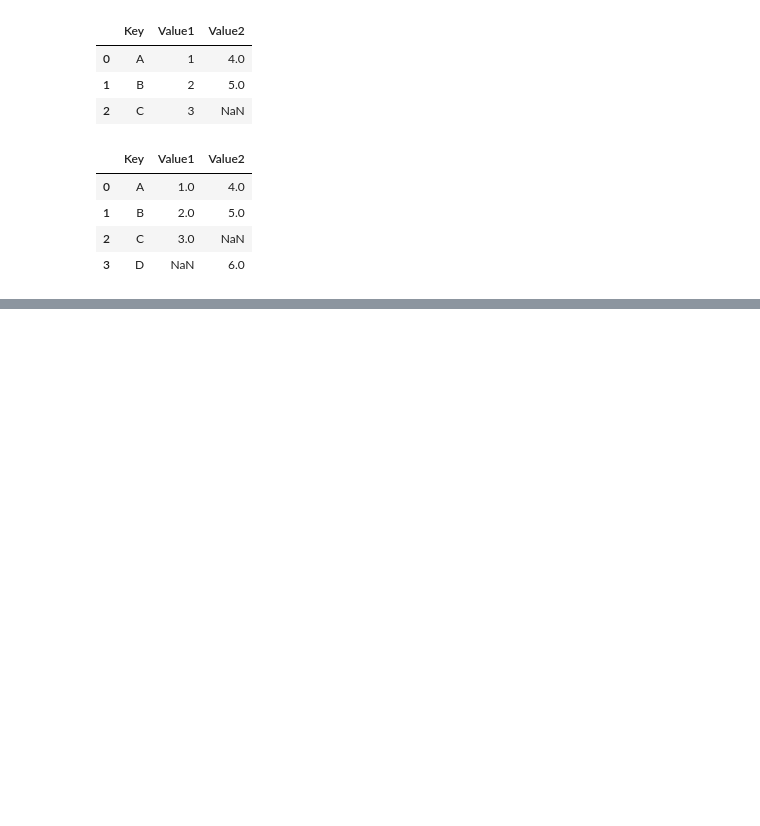
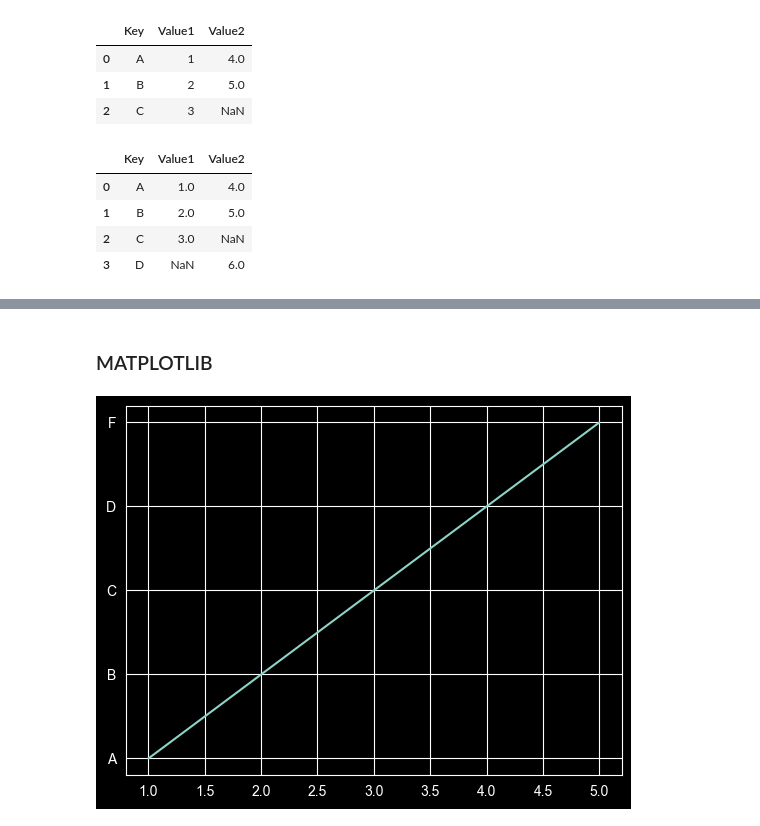
Before and after one commit to huzaifawaheed10/LIBRARIES_IN_PYTHON, a Jupyter notebook: LIBRARIES FOR DATA ANALYSIS.ipynb, the cells around one changed output, grey strips where cells are left out. Drawn from its saved outputs; the diff is of its cells as text; code cells hidden in the pictures; blank space fills up the shorter version.

```diff
--- a/LIBRARIES FOR DATA ANALYSIS.ipynb
+++ b/LIBRARIES FOR DATA ANALYSIS.ipynb
@@ -1445,0 +1637,2 @@ pd.merge(dt1,dt2,on='Key',how="outer")  #All rows from both, NaN where no match
+# %% [markdown]
+### MATPLOTLIB
@@ -1445,0 +1641,9 @@ pd.merge(dt1,dt2,on='Key',how="outer")  #All rows from both, NaN where no match
+# %%
+# create first chart
+x=[1,2,3,4,5]
+y=["A","B",'C','D','F']
+
+plt.plot(x,y)    #line chart
+plt.show()      #displaying chart
+# %% [output]
+[figure, added]
```
Also changed, not shown: parts of 28 cells of this notebook.
